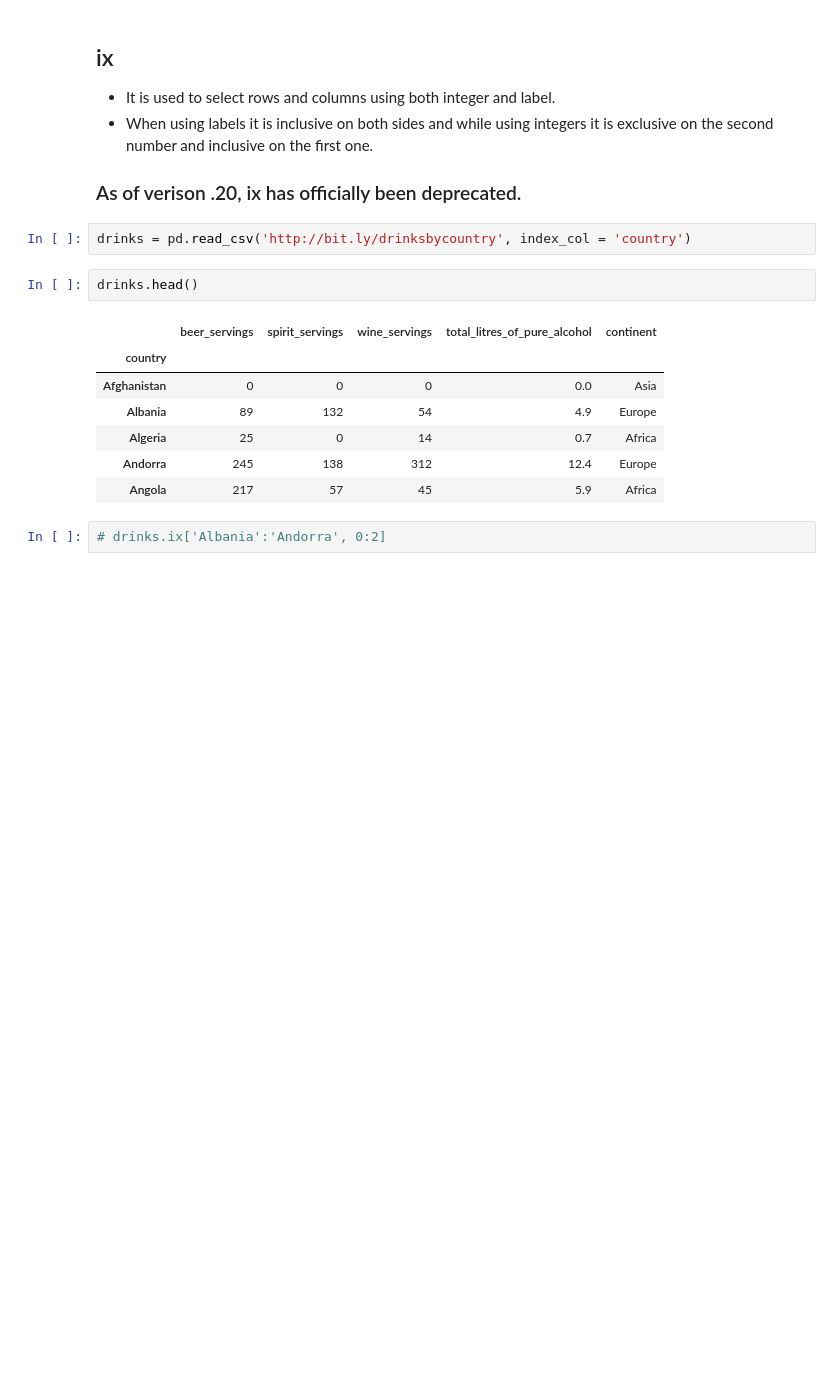
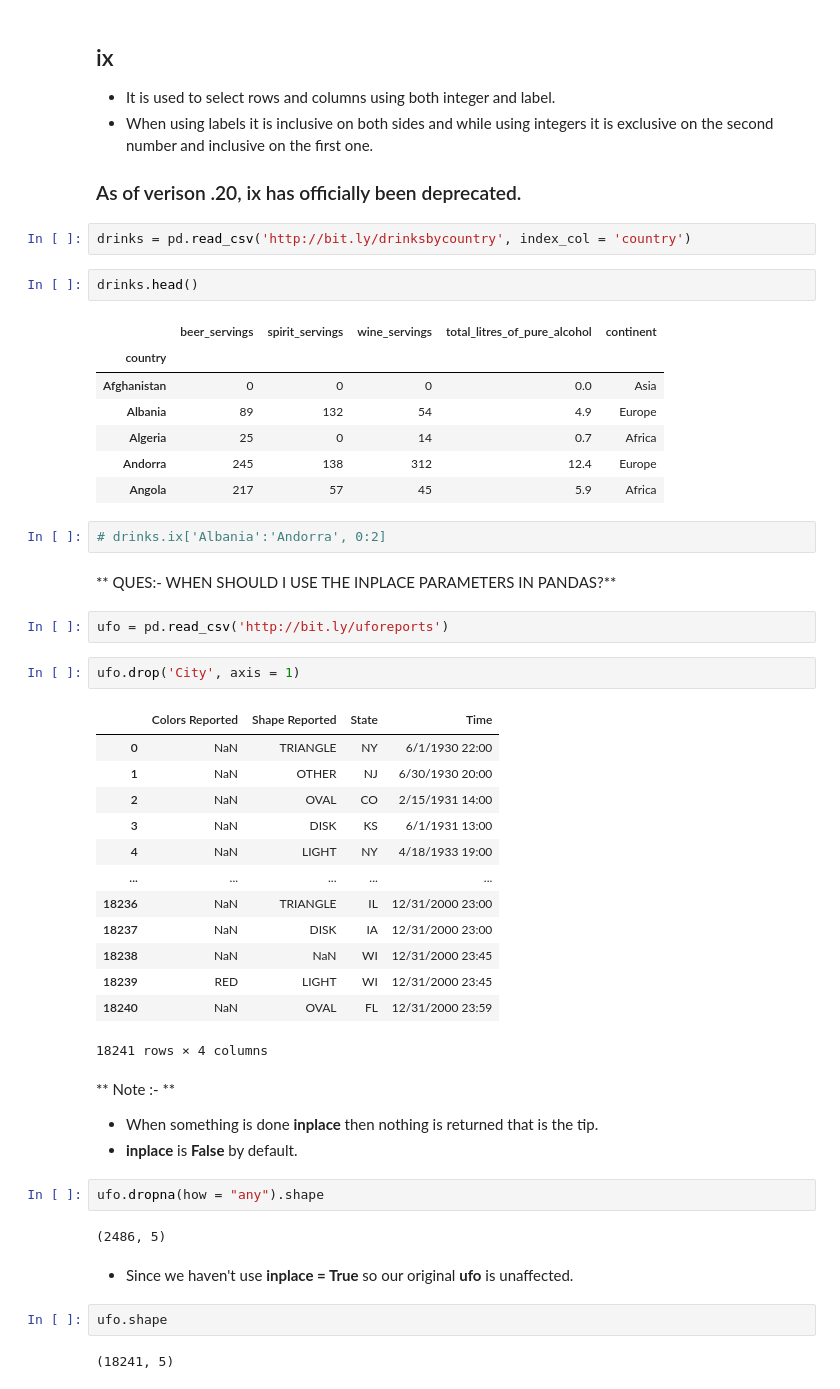
Before and after one commit to mohitacecode/Data-Ananlysis-with-Pandas, a Jupyter notebook: Ipython Notebook/Data Analysis with pandas.ipynb, the cells around one changed output. Cells and saved outputs as stored; diff of their text form; blank space fills up the shorter version.

```diff
--- a/Ipython Notebook/Data Analysis with pandas.ipynb
+++ b/Ipython Notebook/Data Analysis with pandas.ipynb
@@ -1455,3 +1455,37 @@ drinks.head()
 | Angola | 217 | 57 | 45 | 5.9 | Africa |
 # %%
 # drinks.ix['Albania':'Andorra', 0:2]
+# %% [markdown]
+** QUES:- WHEN SHOULD I USE THE INPLACE PARAMETERS IN PANDAS?**
+# %%
+ufo = pd.read_csv('http://bit.ly/uforeports')
+# %%
+ufo.drop('City', axis = 1)
+# %% [output]
+|  | Colors Reported | Shape Reported | State | Time |
+| 0 | NaN | TRIANGLE | NY | 6/1/1930 22:00 |
+| 1 | NaN | OTHER | NJ | 6/30/1930 20:00 |
+| 2 | NaN | OVAL | CO | 2/15/1931 14:00 |
+| 3 | NaN | DISK | KS | 6/1/1931 13:00 |
+| 4 | NaN | LIGHT | NY | 4/18/1933 19:00 |
+| ... | ... | ... | ... | ... |
+| 18236 | NaN | TRIANGLE | IL | 12/31/2000 23:00 |
+| 18237 | NaN | DISK | IA | 12/31/2000 23:00 |
+| 18238 | NaN | NaN | WI | 12/31/2000 23:45 |
+| 18239 | RED | LIGHT | WI | 12/31/2000 23:45 |
+| 18240 | NaN | OVAL | FL | 12/31/2000 23:59 |
+18241 rows × 4 columns
+# %% [markdown]
+** Note :- **
+* When something is done **inplace** then nothing is returned that is the tip.
+* **inplace** is **False** by default.
+# %%
+ufo.dropna(how = "any").shape
+# %% [output]
+(2486, 5)
+# %% [markdown]
+* Since we haven't use **inplace = True** so our original **ufo** is unaffected.
+# %%
+ufo.shape
+# %% [output]
+(18241, 5)
```
Also changed, not shown: parts of 35 cells of this notebook.
